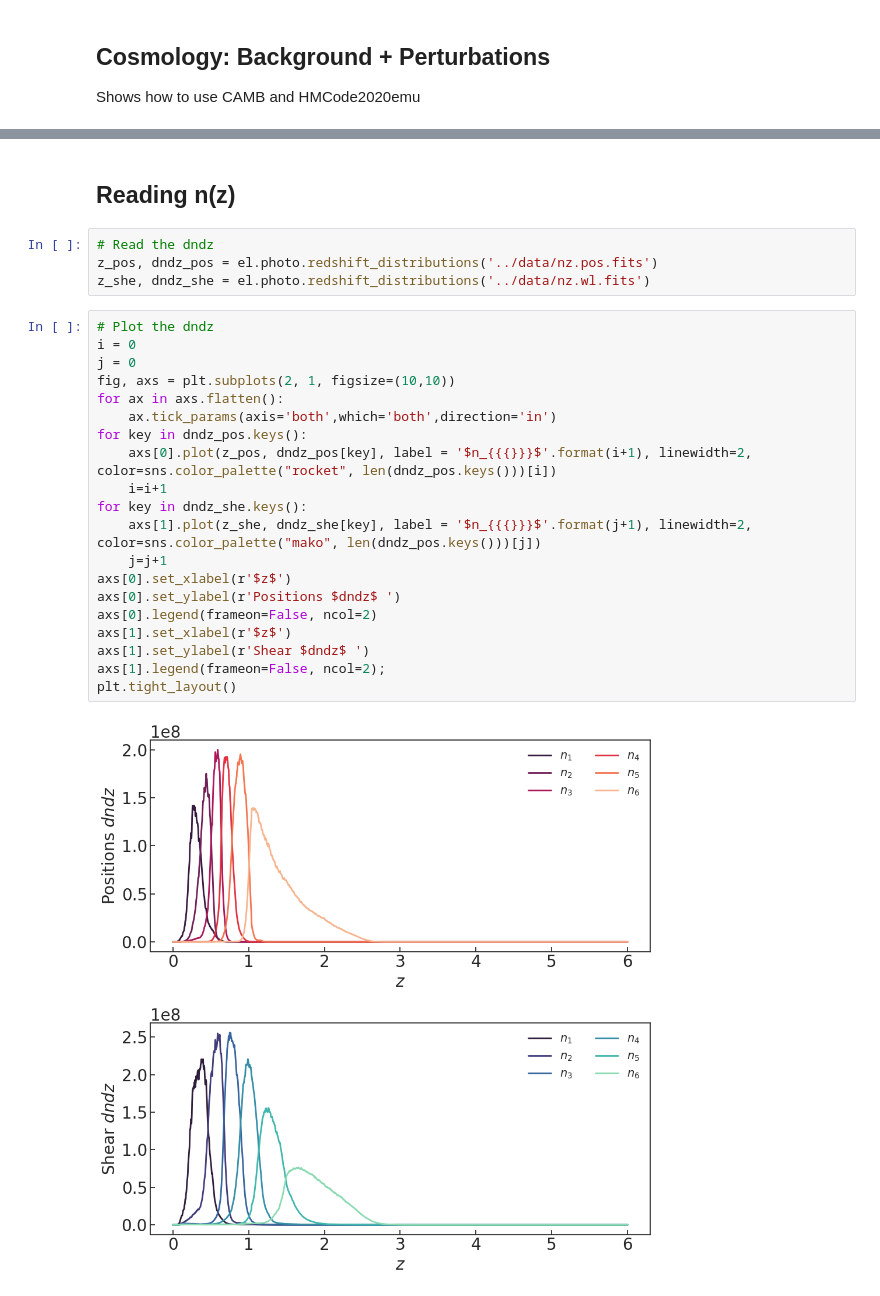
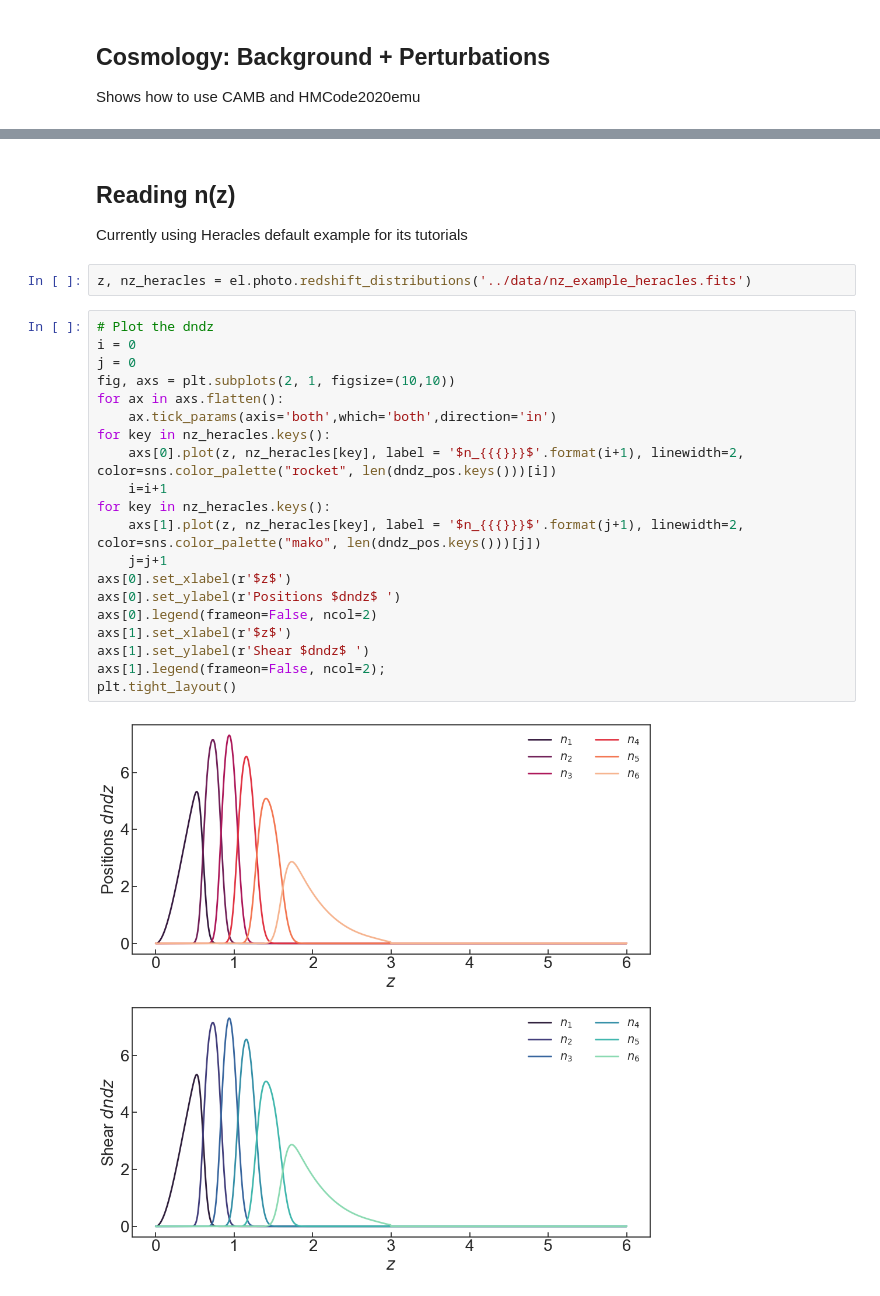
Before and after one commit to cloe-org/cloelib, a Jupyter notebook: notebooks/observables/photo_protocols.ipynb, the cells around one changed output, grey strips where cells are left out. Drawn from its saved outputs; the diff is of its cells as text.

Commit message:
updated photo notebook

```diff
--- a/notebooks/observables/photo_protocols.ipynb
+++ b/notebooks/observables/photo_protocols.ipynb
@@ -192,30 +176,30 @@ plot_growth_comparison(nonlinear_perturbations, nonlinear_perturbations_emu)
 # %% [markdown]
 ## Reading n(z)
+
+Currently using Heracles default example for its tutorials
-# %%
-# Read the dndz
-z_pos, dndz_pos = el.photo.redshift_distributions('../data/nz.pos.fits')
-z_she, dndz_she = el.photo.redshift_distributions('../data/nz.wl.fits')
+# %%
+z, nz_heracles = el.photo.redshift_distributions('../data/nz_example_heracles.fits')
 # %%
 # Plot the dndz
 i = 0
 j = 0
 fig, axs = plt.subplots(2, 1, figsize=(10,10))
 for ax in axs.flatten():
     ax.tick_params(axis='both',which='both',direction='in')
-for key in dndz_pos.keys():
-    axs[0].plot(z_pos, dndz_pos[key], label = '$n_{{{}}}$'.format(i+1), linewidth=2, color=sns.color_palette("rocket", len(dndz_pos.keys()))[i])
+for key in nz_heracles.keys():
+    axs[0].plot(z, nz_heracles[key], label = '$n_{{{}}}$'.format(i+1), linewidth=2, color=sns.color_palette("rocket", len(dndz_pos.keys()))[i])
     i=i+1
-for key in dndz_she.keys():
-    axs[1].plot(z_she, dndz_she[key], label = '$n_{{{}}}$'.format(j+1), linewidth=2, color=sns.color_palette("mako", len(dndz_pos.keys()))[j])
+for key in nz_heracles.keys():
+    axs[1].plot(z, nz_heracles[key], label = '$n_{{{}}}$'.format(j+1), linewidth=2, color=sns.color_palette("mako", len(dndz_pos.keys()))[j])
     j=j+1
 axs[0].set_xlabel(r'$z$')
 axs[0].set_ylabel(r'Positions $dndz$ ')
 axs[0].legend(frameon=False, ncol=2)
 axs[1].set_xlabel(r'$z$')
 axs[1].set_ylabel(r'Shear $dndz$ ')
 axs[1].legend(frameon=False, ncol=2);
 plt.tight_layout()
 # %% [output]
-[figure, old version]
+[figure, new version]
 # %%
 # Normalise dndz
```
Also changed, not shown: parts of 28 cells of this notebook.
